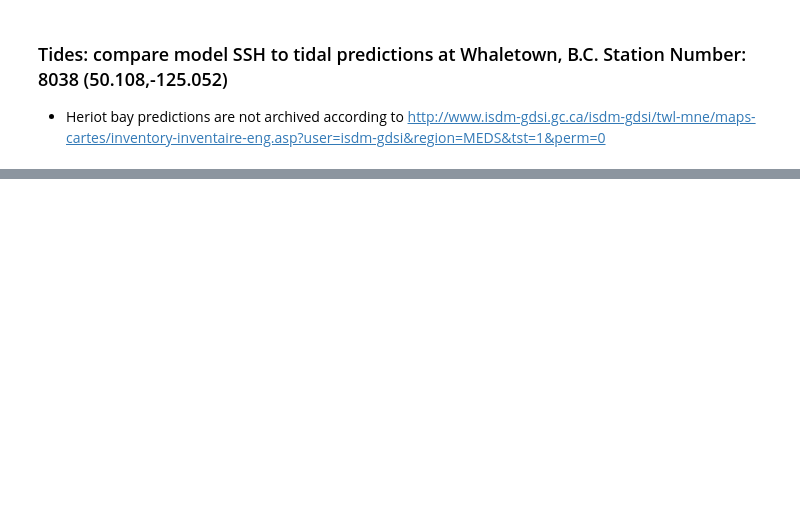
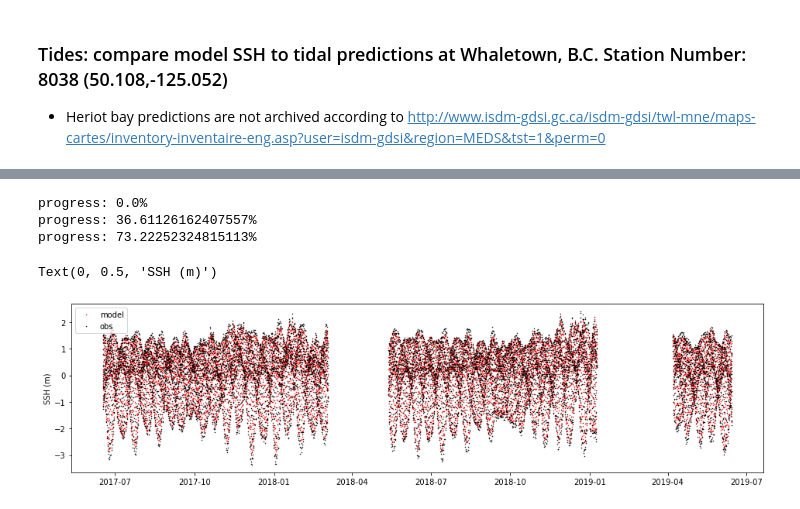
Before and after one commit to SalishSeaCast/analysis-elise-2, a Jupyter notebook: notebooks/IzettEval/HyacinthBayTS.ipynb, the cells around one changed output, grey strips where cells are left out. Cells and saved outputs as stored; diff of their text form; code cells hidden in the pictures; blank space fills up the shorter version.

```diff
--- a/notebooks/IzettEval/HyacinthBayTS.ipynb
+++ b/notebooks/IzettEval/HyacinthBayTS.ipynb
@@ -159,4 +213,30 @@ dfssh
 # %%
 jssh,issh=geo_tools.find_closest_model_point(-125.052,50.108,navlon,navlat)
+# point is on land so move by 1
+issh=issh-1
 dfssh['i']=issh
 dfssh['j']=jssh
+# %%
+flen=1
+namfmt='nowcast'
+filemap={'sossheig':'grid_T',}
+fdict={'grid_T':1,}
+PATH='/results2/SalishSea/nowcast-green.201905/'
+runID='HC201905'
+dstart=dt.datetime(2017,6,1)
+dend=dt.datetime(2019,6,15)
+# %%
+dataSSH=et.matchData(dfssh,filemap,fdict,dstart,dend,namfmt,PATH,flen,preIndexed=True,sdim=2)
+# %% [output]
+progress: 0.0%
+progress: 36.61126162407557%
+progress: 73.22252324815113%
+# %%
+fig,ax=plt.subplots(1,1,figsize=(16,4))
+ax.plot(dataSSH['dtUTC']+dt.timedelta(hours=.5),dataSSH['mod_sossheig']-np.mean(dataSSH['mod_sossheig']),'r.',label='model',ms=1)
+ax.plot(dataSSH['dtUTC'],dataSSH['SLEV(metres)']-np.mean(dataSSH['SLEV(metres)']),'k.',label='obs',ms=1)
+ax.legend()
+ax.set_ylabel('SSH (m)')
+# %% [output]
+Text(0, 0.5, 'SSH (m)')
+[figure, added]
```
Also changed, not shown: parts of 38 cells of this notebook, 3 other files.
